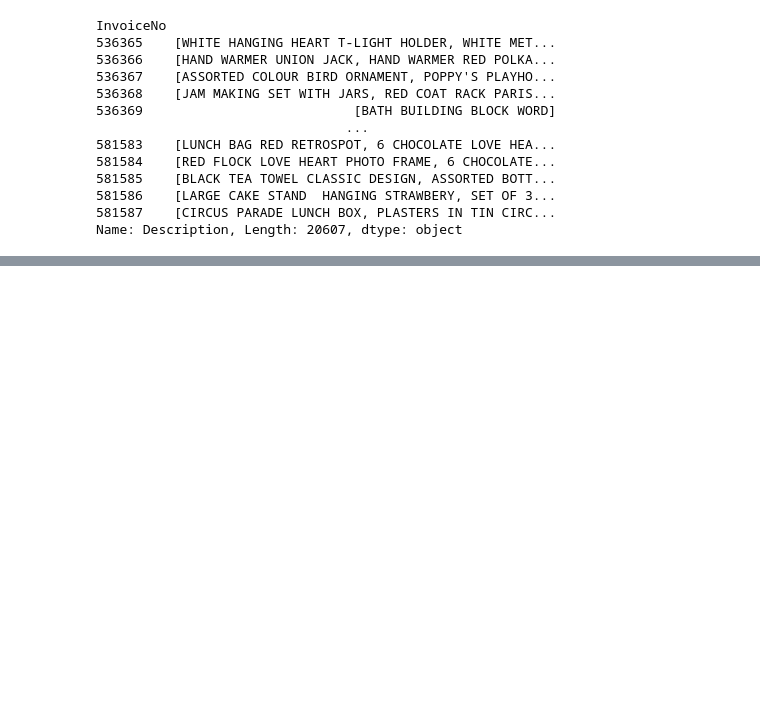
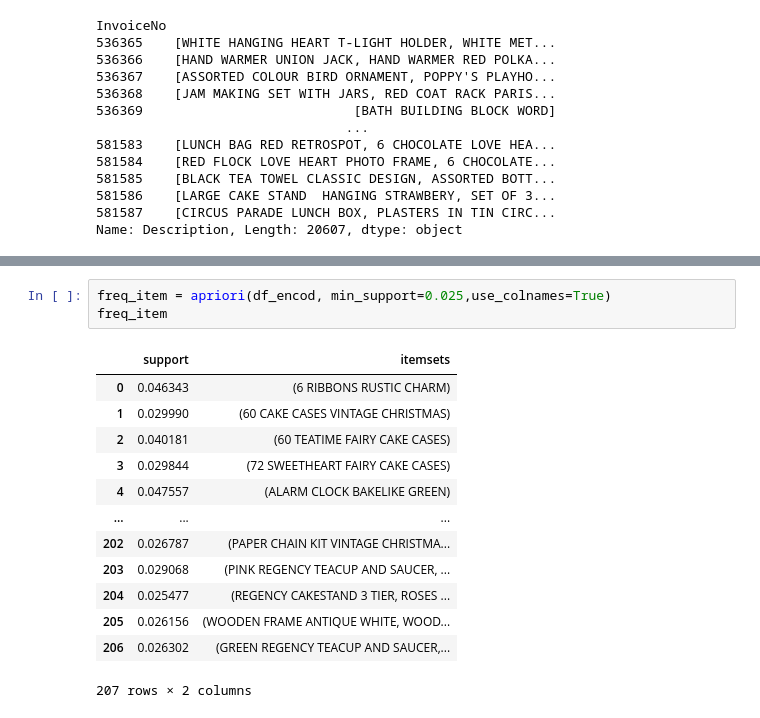
Before and after one commit to saharsolt/Machine_Learning_Python, a Jupyter notebook: OnlineRetailAprioriAlgorithm.ipynb, the cells around one changed output, grey strips where cells are left out. Drawn from its saved outputs; the diff is of its cells as text; blank space fills up the shorter version.

```diff
--- a/OnlineRetailAprioriAlgorithm.ipynb
+++ b/OnlineRetailAprioriAlgorithm.ipynb
@@ -115,0 +140,17 @@ Name: Description, Length: 20607, dtype: object
+# %%
+freq_item = apriori(df_encod, min_support=0.025,use_colnames=True)
+freq_item
+# %% [output]
+|  | support | itemsets |
+| 0 | 0.046343 | (6 RIBBONS RUSTIC CHARM) |
+| 1 | 0.029990 | (60 CAKE CASES VINTAGE CHRISTMAS) |
+| 2 | 0.040181 | (60 TEATIME FAIRY CAKE CASES) |
+| 3 | 0.029844 | (72 SWEETHEART FAIRY CAKE CASES) |
+| 4 | 0.047557 | (ALARM CLOCK BAKELIKE GREEN) |
+| ... | ... | ... |
+| 202 | 0.026787 | (PAPER CHAIN KIT VINTAGE CHRISTMA... |
+| 203 | 0.029068 | (PINK REGENCY TEACUP AND SAUCER, ... |
+| 204 | 0.025477 | (REGENCY CAKESTAND 3 TIER, ROSES ... |
+| 205 | 0.026156 | (WOODEN FRAME ANTIQUE WHITE, WOOD... |
+| 206 | 0.026302 | (GREEN REGENCY TEACUP AND SAUCER,... |
+207 rows × 2 columns
```
Also changed, not shown: parts of 2 cells of this notebook, 2 other files.
